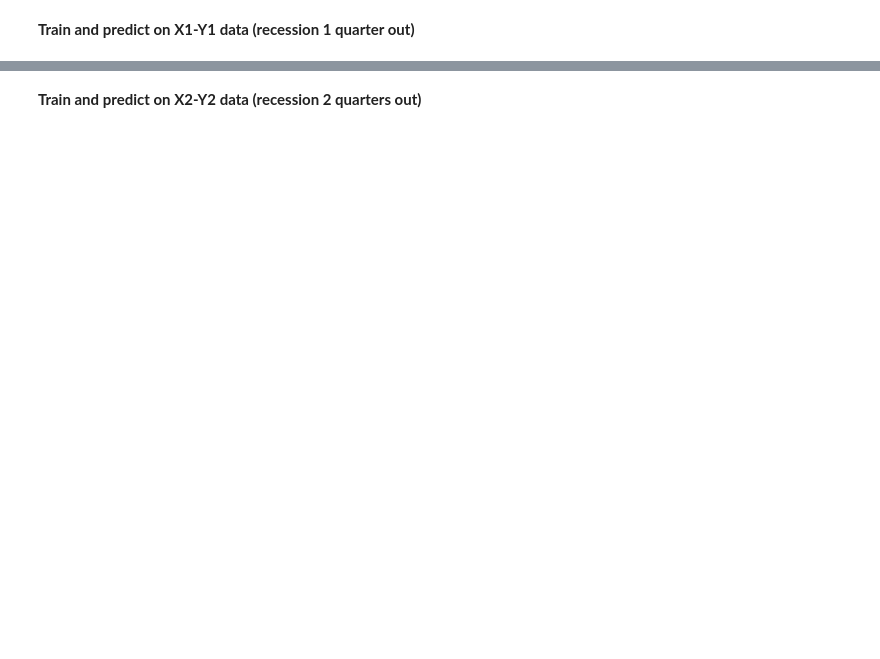
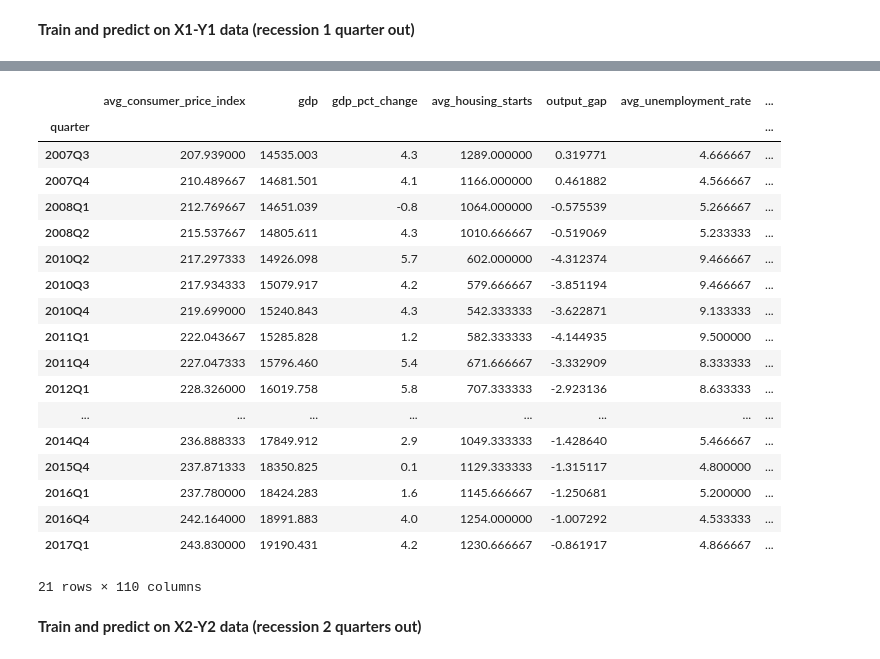
Before and after one commit to lorijta92/machine-learning-predicting-recessions, a Jupyter notebook: notebooks/RNN_LSTM.ipynb, the cells around one changed output, grey strips where cells are left out. Saved outputs shown, nothing was run; the diff lists cells and outputs as text; code cells hidden in the pictures; blank space fills up the shorter version.

Commit message:
update fred data and model

```diff
--- a/notebooks/RNN_LSTM.ipynb
+++ b/notebooks/RNN_LSTM.ipynb
@@ -57,8 +113,10 @@ df.tail()
 # %%
 # Define y variables
-y1 = df['recession_1q_out']
-y2 = df['recession_2q_out']
-y3 = df['recession_4q_out']
+y1 = df_q1['recession_1q_out']
+y2 = df_q2['recession_2q_out']
+y3 = df_q4['recession_4q_out']
 # %%
-# Drop recession columns
-df = df.drop(columns=['recession_actual','recession_1q_out','recession_2q_out','recession_4q_out'])
+# Drop target
+df_q1 = df_q1.drop(columns=['recession_1q_out'])
+df_q2 = df_q2.drop(columns=['recession_2q_out'])
+df_q4 = df_q4.drop(columns=['recession_4q_out'])
@@ -68,3 +123,8 @@ X = df
+# %%
+# Define X
+X_q1 = df_q1
+X_q2 = df_q2
+X_q4 = df_q4
 # %% [markdown]
 ### Split and scale data
 # %%
@@ -75,3 +135,9 @@ X3_train, X3_test, y3_train, y3_test=train_test_split(X,y3, train_size=0.8, rand
+# %%
+# Remove shuffle to see if model performs better
+# Split data into training and testing
+X1_train, X1_test, y1_train, y1_test=train_test_split(X_q1,y1, train_size=0.8, random_state=42, shuffle=False)
+X2_train, X2_test, y2_train, y2_test=train_test_split(X_q2,y2, train_size=0.8, random_state=42, shuffle=False)
+X3_train, X3_test, y3_train, y3_test=train_test_split(X_q4,y3, train_size=0.8, random_state=42, shuffle=False)
 # %%
 # Create scaler object
 X1_scaler = StandardScaler().fit(X1_train)
@@ -145,3 +239,25 @@ predictions1
+# %%
+X1_test
+# %% [output]
+|  | avg_consumer_price_index | gdp | gdp_pct_change | avg_housing_starts | output_gap | avg_unemployment_rate | ... |
+| quarter |  |  |  |  |  |  | ... |
+| 2007Q3 | 207.939000 | 14535.003 | 4.3 | 1289.000000 | 0.319771 | 4.666667 | ... |
+| 2007Q4 | 210.489667 | 14681.501 | 4.1 | 1166.000000 | 0.461882 | 4.566667 | ... |
+| 2008Q1 | 212.769667 | 14651.039 | -0.8 | 1064.000000 | -0.575539 | 5.266667 | ... |
+| 2008Q2 | 215.537667 | 14805.611 | 4.3 | 1010.666667 | -0.519069 | 5.233333 | ... |
+| 2010Q2 | 217.297333 | 14926.098 | 5.7 | 602.000000 | -4.312374 | 9.466667 | ... |
+| 2010Q3 | 217.934333 | 15079.917 | 4.2 | 579.666667 | -3.851194 | 9.466667 | ... |
+| 2010Q4 | 219.699000 | 15240.843 | 4.3 | 542.333333 | -3.622871 | 9.133333 | ... |
+| 2011Q1 | 222.043667 | 15285.828 | 1.2 | 582.333333 | -4.144935 | 9.500000 | ... |
+| 2011Q4 | 227.047333 | 15796.460 | 5.4 | 671.666667 | -3.332909 | 8.333333 | ... |
+| 2012Q1 | 228.326000 | 16019.758 | 5.8 | 707.333333 | -2.923136 | 8.633333 | ... |
+| ... | ... | ... | ... | ... | ... | ... | ... |
+| 2014Q4 | 236.888333 | 17849.912 | 2.9 | 1049.333333 | -1.428640 | 5.466667 | ... |
+| 2015Q4 | 237.871333 | 18350.825 | 0.1 | 1129.333333 | -1.315117 | 4.800000 | ... |
+| 2016Q1 | 237.780000 | 18424.283 | 1.6 | 1145.666667 | -1.250681 | 5.200000 | ... |
+| 2016Q4 | 242.164000 | 18991.883 | 4.0 | 1254.000000 | -1.007292 | 4.533333 | ... |
+| 2017Q1 | 243.830000 | 19190.431 | 4.2 | 1230.666667 | -0.861917 | 4.866667 | ... |
+21 rows × 110 columns
 # %% [markdown]
 **Train and predict on X2-Y2 data (recession 2 quarters out)**
 # %%
```
Also changed, not shown: parts of 19 cells of this notebook, 1 other file.
